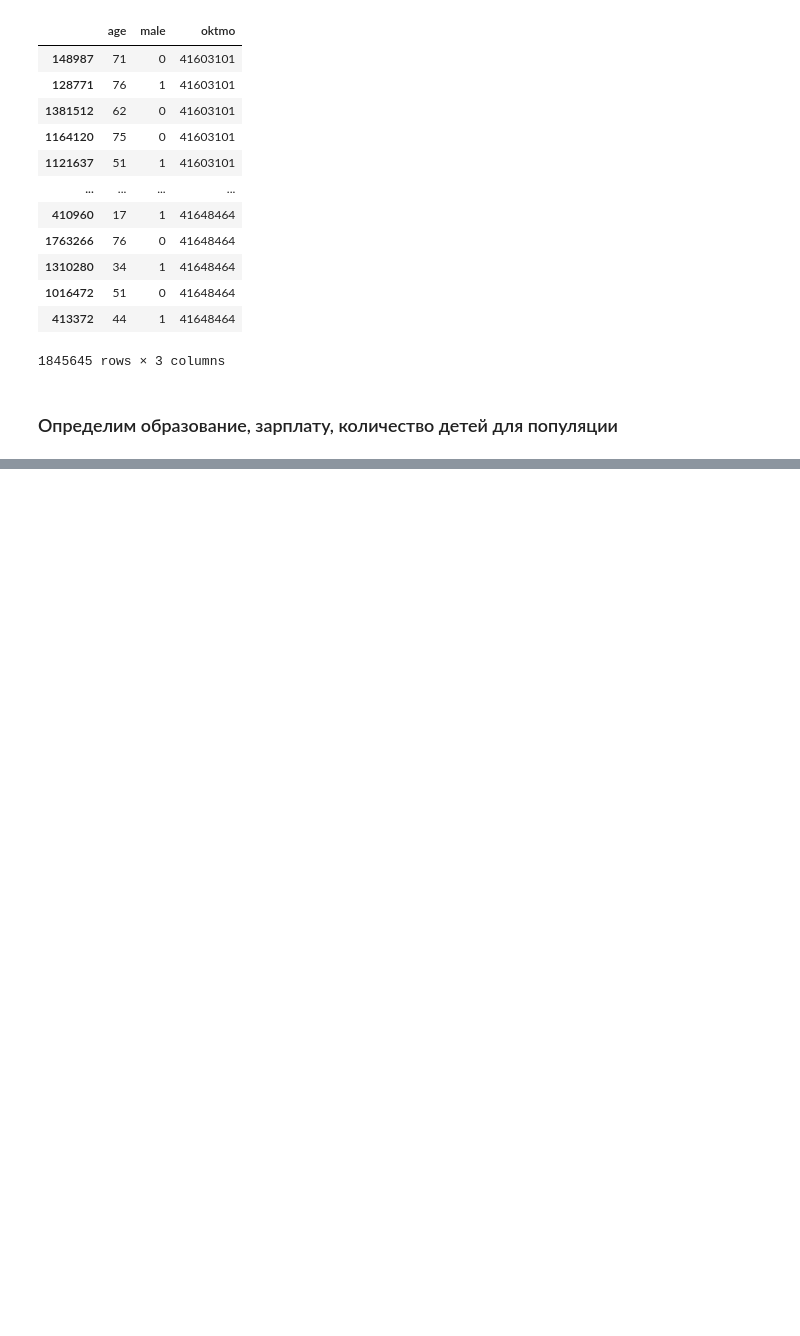
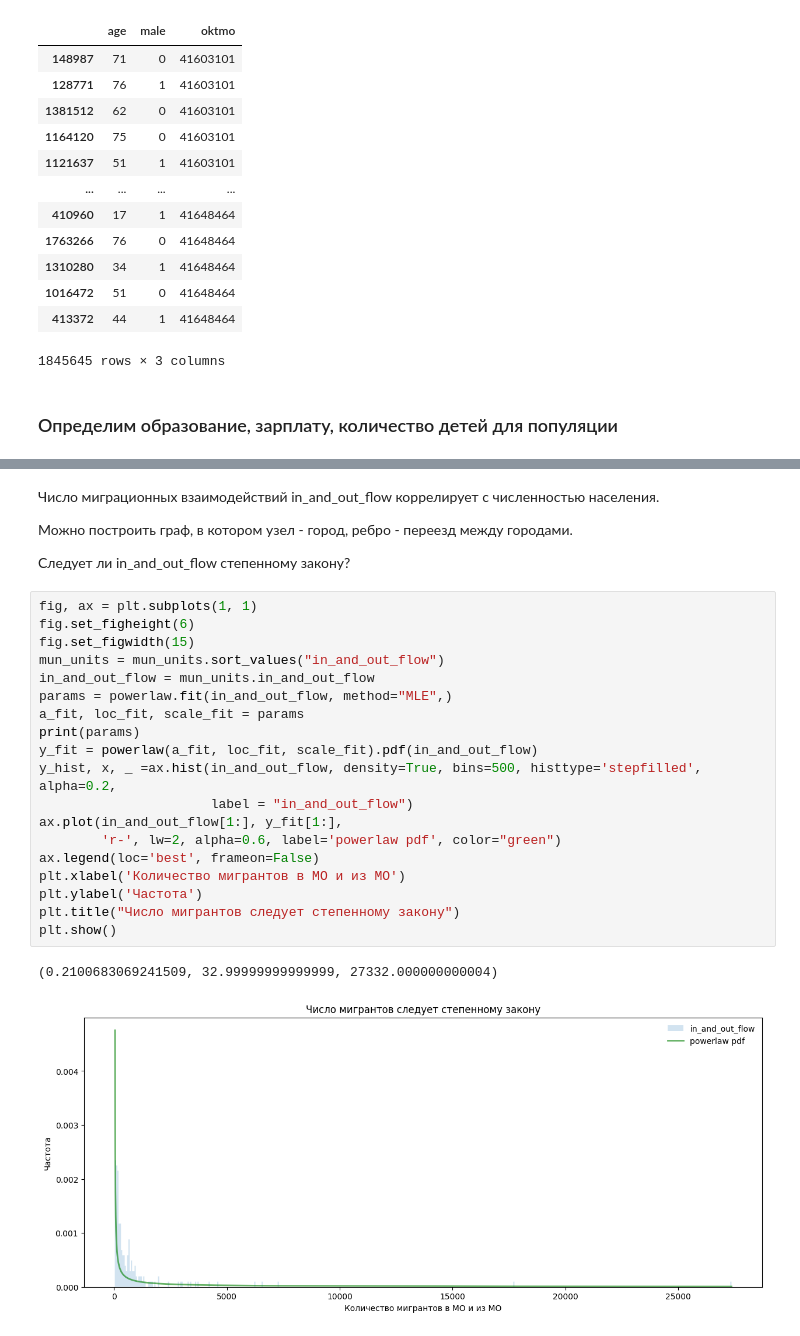
Before and after one commit to SergeyPishchulov/populations, a Jupyter notebook: empty_page/data_preparation.ipynb, the cells around one changed output, grey strips where cells are left out. Cells and saved outputs as stored; diff of their text form; blank space fills up the shorter version.

```diff
--- a/empty_page/data_preparation.ipynb
+++ b/empty_page/data_preparation.ipynb
@@ -529,0 +703,28 @@ mun_unit_population["children"] = children_regressor.predict(mun_unit_population
+# %% [markdown]
+Число миграционных взаимодействий in_and_out_flow коррелирует с численностью населения.
+
+Можно построить граф, в котором узел - город, ребро - переезд между городами.
+
+Следует ли in_and_out_flow степенному закону?
+# %%
+fig, ax = plt.subplots(1, 1)
+fig.set_figheight(6)
+fig.set_figwidth(15)
+mun_units = mun_units.sort_values("in_and_out_flow")
+in_and_out_flow = mun_units.in_and_out_flow
+params = powerlaw.fit(in_and_out_flow, method="MLE",)
+a_fit, loc_fit, scale_fit = params
+print(params)
+y_fit = powerlaw(a_fit, loc_fit, scale_fit).pdf(in_and_out_flow)
+y_hist, x, _ =ax.hist(in_and_out_flow, density=True, bins=500, histtype='stepfilled', alpha=0.2,
+                      label = "in_and_out_flow")
+ax.plot(in_and_out_flow[1:], y_fit[1:],
+        'r-', lw=2, alpha=0.6, label='powerlaw pdf', color="green")
+ax.legend(loc='best', frameon=False)
+plt.xlabel('Количество мигрантов в МО и из МО')
+plt.ylabel('Частота')
+plt.title("Число мигрантов следует степенному закону")
+plt.show()
+# %% [output]
+(0.2100683069241509, 32.99999999999999, 27332.000000000004)
+[figure, added]
```
Also changed, not shown: parts of 23 cells of this notebook.
